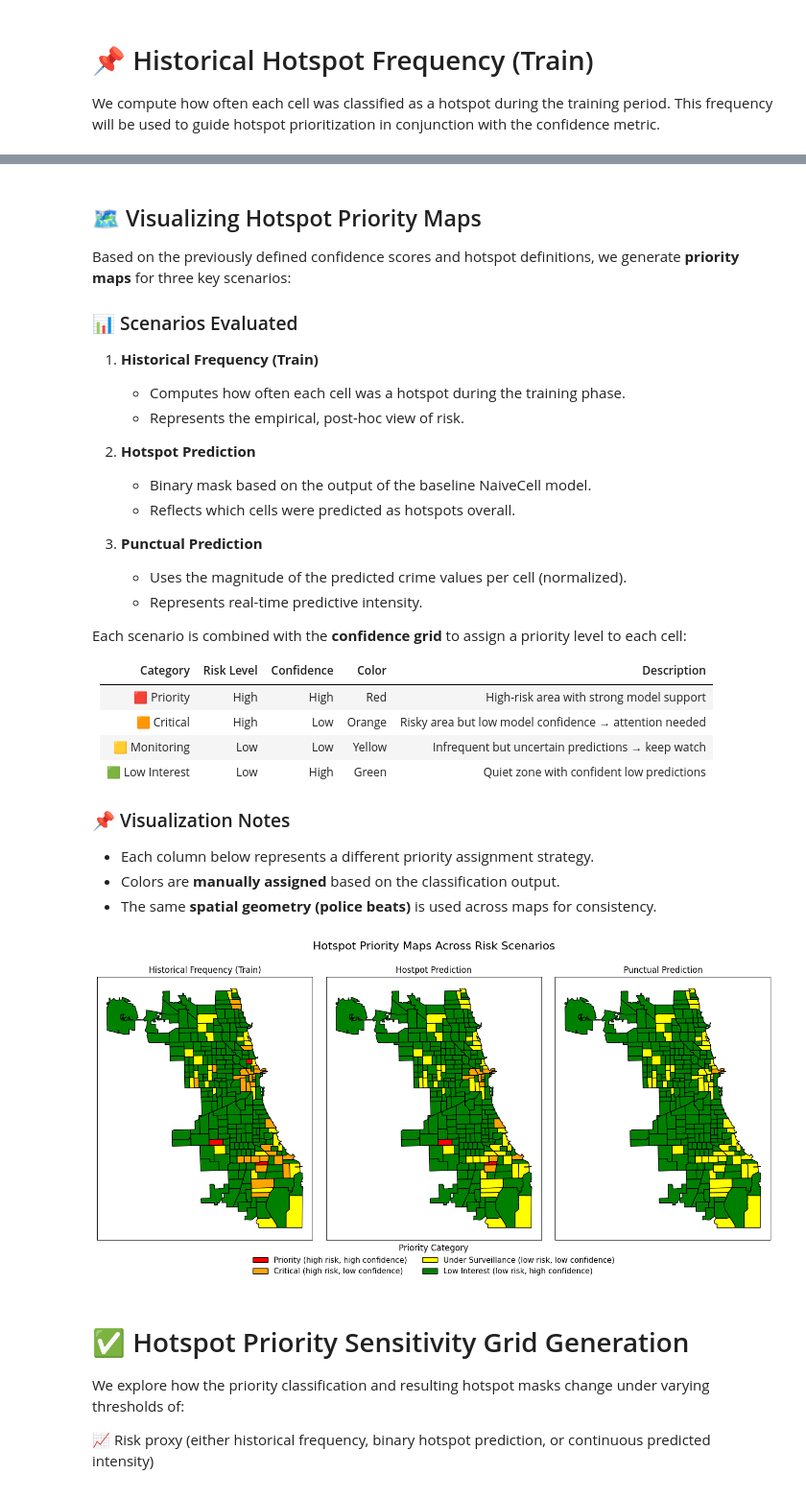
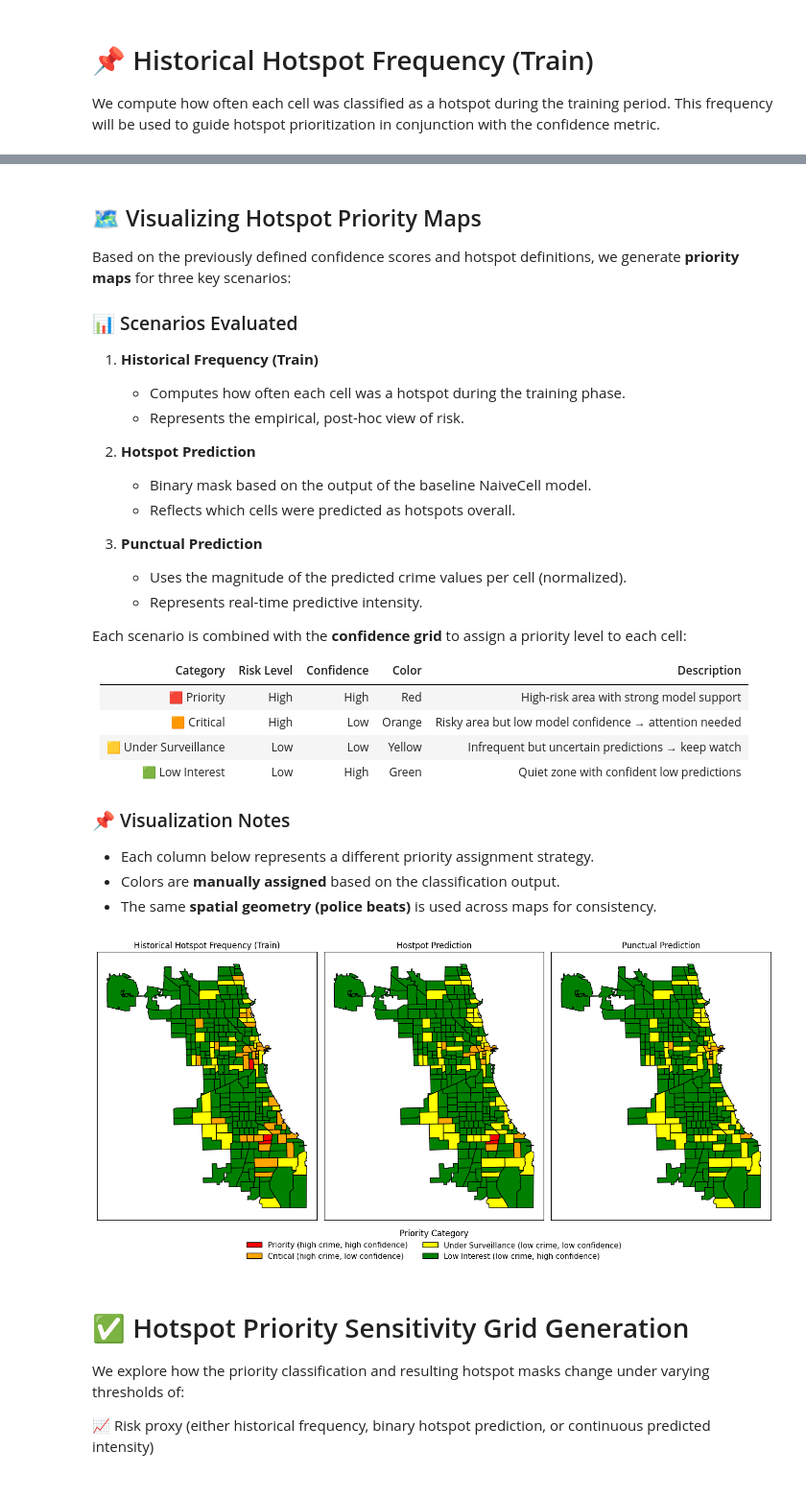
Before and after one commit to cristian-pulido/uncertainty-informed-decision-making, a Jupyter notebook: articulos/uncertainty-hotspots/experiments/chicago_real_data/04_uncertainty_analiysis.ipynb, the cells around one changed output, grey strips where cells are left out. Shown at 96% size. Drawn from its saved outputs; the diff is of its cells as text; code cells hidden in the pictures.

Commit message:
update figures, periods and re-reun models

```diff
--- a/articulos/uncertainty-hotspots/experiments/chicago_real_data/04_uncertainty_analiysis.ipynb
+++ b/articulos/uncertainty-hotspots/experiments/chicago_real_data/04_uncertainty_analiysis.ipynb
@@ -849,7 +849,7 @@ Each scenario is combined with the **confidence grid** to assign a priority leve
 |----------------|-------------------|------------|----------|-------------------------------------------------------|
 | 🟥 Priority     | High              | High       | Red      | High-risk area with strong model support             |
 | 🟧 Critical     | High              | Low        | Orange   | Risky area but low model confidence → attention needed |
-| 🟨 Monitoring   | Low               | Low        | Yellow   | Infrequent but uncertain predictions → keep watch    |
+| 🟨 Under Surveillance   | Low               | Low        | Yellow   | Infrequent but uncertain predictions → keep watch    |
 | 🟩 Low Interest | Low               | High       | Green    | Quiet zone with confident low predictions            |
 
 ### 📌 Visualization Notes
@@ -862,9 +862,9 @@ hotspots_dir="../../results/hotspots/real_data/Chicago/"
 hotspot_naive = joblib.load(os.path.join(hotspots_dir,"naive_hotspot_prediction.pkl"))
 
 Priority={
-    "Historical Frequency (Train)":{"base":true_mask,"base_type":"frequency","freq_thresh":0.07},
+    "Historical Hotspot Frequency (Train)":{"base":true_mask,"base_type":"frequency","freq_thresh":0.07},
     "Hostpot Prediction": {"base":hotspot_naive,"base_type":"binary","freq_thresh":None},
-    "Punctual Prediction": {"base":grid_pred,"base_type":"continuous","freq_thresh":0.80},
+    "Punctual Prediction": {"base":grid_pred,"base_type":"continuous","freq_thresh":0.6},
 }
 
 for i in Priority:
@@ -888,10 +888,10 @@ from matplotlib.patches import Patch
 
 # Diccionario de categorías a colores
 category_colors = {
-    "Priority (high risk, high confidence)": "red",
-    "Critical (high risk, low confidence)": "orange",
-    "Under Surveillance (low risk, low confidence)": "yellow",
-    "Low Interest (low risk, high confidence)": "green"
+    "Priority (high crime, high confidence)": "red",
+    "Critical (high crime, low confidence)": "orange",
+    "Under Surveillance (low crime, low confidence)": "yellow",
+    "Low Interest (low crime, high confidence)": "green"
 }
 
 # Lista de categorías en orden deseado (leyenda)
@@ -916,35 +916,35 @@ for ax, (title, priority_data) in zip(axes, Priority.items()):
         edgecolor="black"
     )
     ax.set_title(title, fontsize=12)
     ax.set_xticks([])
     ax.set_yticks([])
 
 # Crear elementos de leyenda
 legend_elements = [
     Patch(facecolor=color, edgecolor='black', label=label)
     for label, color in category_colors.items()
 ]
 
 # Leyenda inferior
 fig.legend(
     handles=legend_elements,
     title="Priority Category",
     loc="lower center",
     frameon=False,
     ncol=2,
     fontsize=11,
     title_fontsize=12,
     bbox_to_anchor=(0.5, 0)
 )
 
 # Título general
-fig.suptitle("Hotspot Priority Maps Across Risk Scenarios", fontsize=16)
+# fig.suptitle("Hotspot Priority Maps", fontsize=16)
 
 plt.tight_layout(rect=[0, 0.10, 1, 0.95])
 fig.savefig("../../results/figures/priority_maps.pdf", format="pdf", bbox_inches="tight", dpi=300)
 plt.show()
 # %% [output]
-[figure, old version]
+[figure, new version]
 # %% [markdown]
 # ✅ Hotspot Priority Sensitivity Grid Generation
 We explore how the priority classification and resulting hotspot masks change under varying thresholds of:
```
Also changed, not shown: parts of 11 cells of this notebook, 25 other files.
